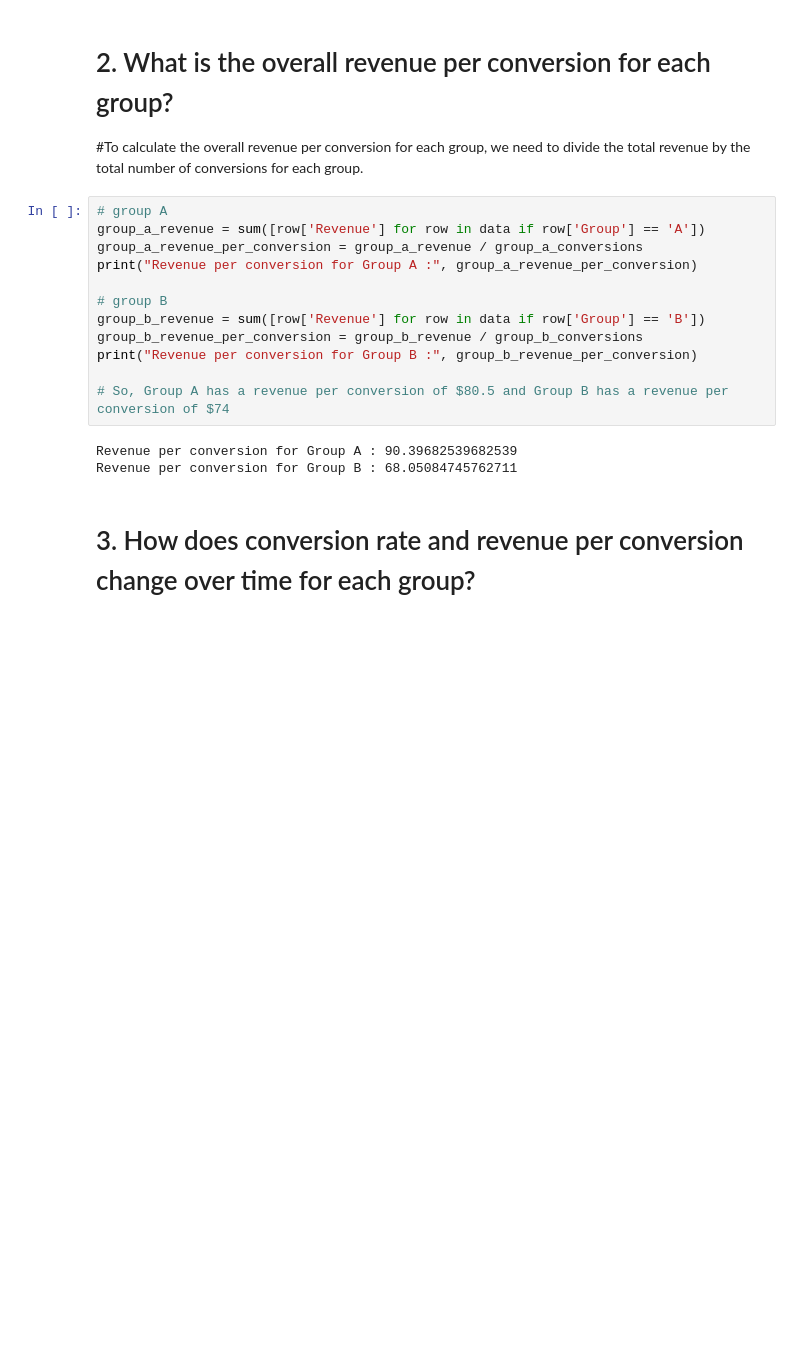
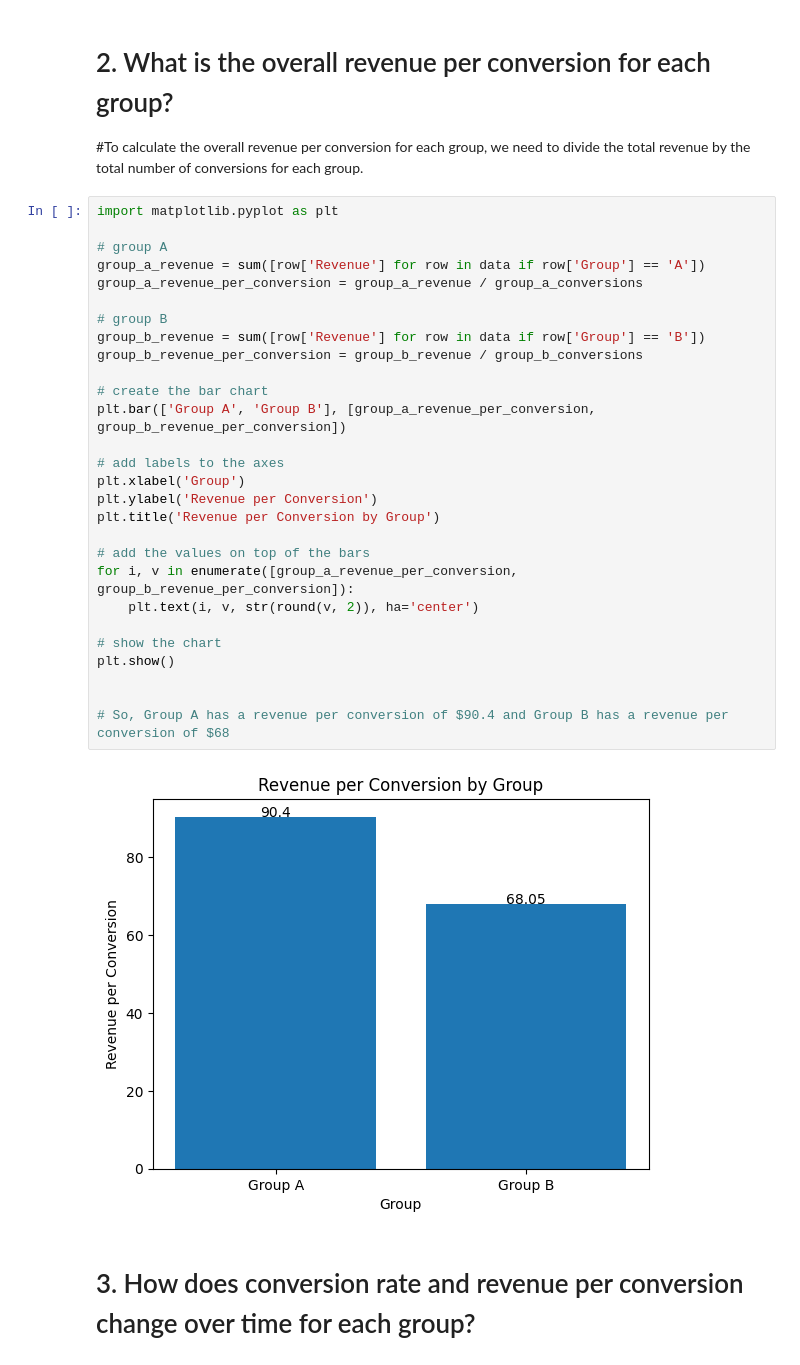
Before and after one commit to Eddy265/Python_Projects, a Jupyter notebook: CTA_AB_TEST.ipynb, the cells around one changed output. Drawn from its saved outputs; the diff is of its cells as text; blank space fills up the shorter version.

```diff
--- a/CTA_AB_TEST.ipynb
+++ b/CTA_AB_TEST.ipynb
@@ -97,20 +104,35 @@ plt.show()
 # 2. What is the overall revenue per conversion for each group?
 #To calculate the overall revenue per conversion for each group, we need to divide the total revenue by the total number of conversions for each group.
 # %%
+import matplotlib.pyplot as plt
+
 # group A
 group_a_revenue = sum([row['Revenue'] for row in data if row['Group'] == 'A'])
 group_a_revenue_per_conversion = group_a_revenue / group_a_conversions
-print("Revenue per conversion for Group A :", group_a_revenue_per_conversion)
 
 # group B
 group_b_revenue = sum([row['Revenue'] for row in data if row['Group'] == 'B'])
 group_b_revenue_per_conversion = group_b_revenue / group_b_conversions
-print("Revenue per conversion for Group B :", group_b_revenue_per_conversion)
 
-# So, Group A has a revenue per conversion of $80.5 and Group B has a revenue per conversion of $74
+# create the bar chart
+plt.bar(['Group A', 'Group B'], [group_a_revenue_per_conversion, group_b_revenue_per_conversion])
+
+# add labels to the axes
+plt.xlabel('Group')
+plt.ylabel('Revenue per Conversion')
+plt.title('Revenue per Conversion by Group')
+
+# add the values on top of the bars
+for i, v in enumerate([group_a_revenue_per_conversion, group_b_revenue_per_conversion]):
+    plt.text(i, v, str(round(v, 2)), ha='center')
+
+# show the chart
+plt.show()
+
+
+# So, Group A has a revenue per conversion of $90.4 and Group B has a revenue per conversion of $68
 # %% [output]
-Revenue per conversion for Group A : 90.39682539682539
-Revenue per conversion for Group B : 68.05084745762711
+[figure, added]
 # %% [markdown]
 # 3. How does conversion rate and revenue per conversion change over time for each group?
 # %%
```
Also changed, not shown: parts of 4 cells of this notebook, 1 other file.
